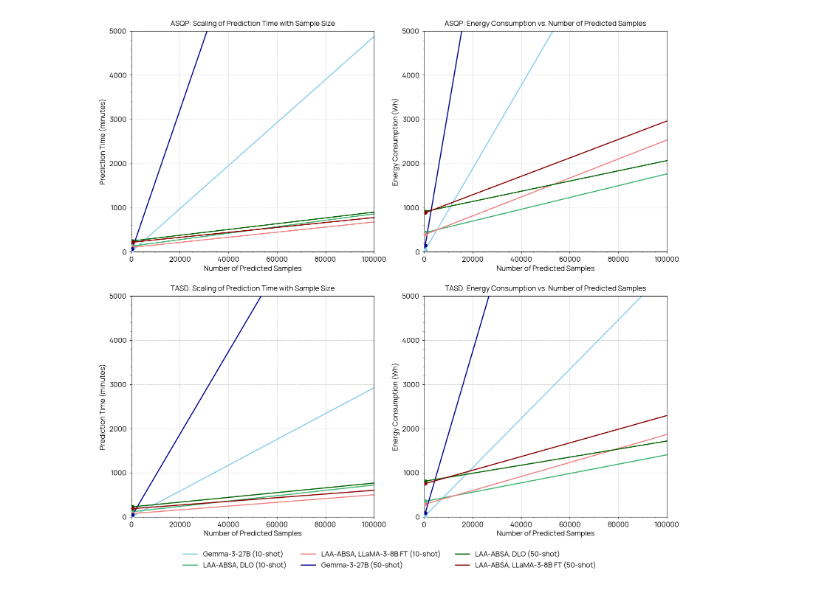
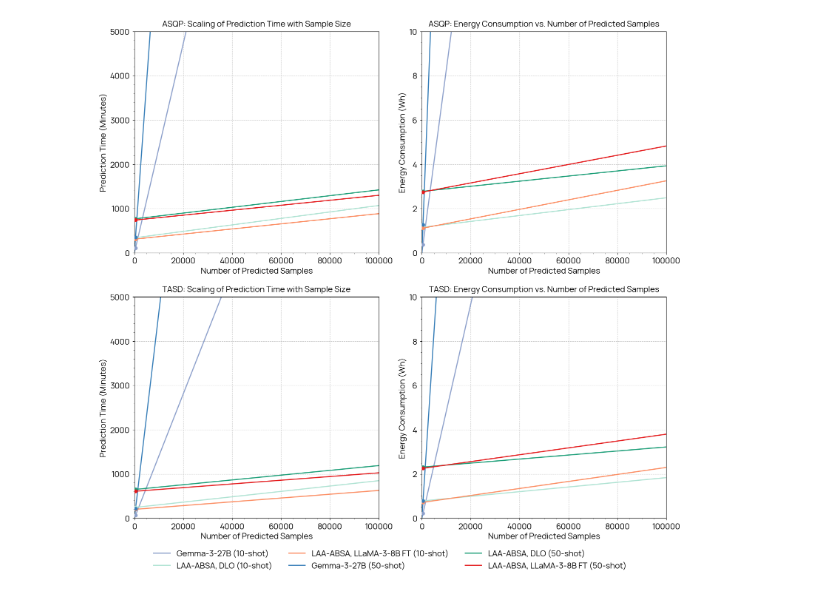
Before and after one commit to NilsHellwig/LA-ABSA, a Jupyter notebook: plots/02_memory_usage_analysis.ipynb, the cells around one changed output. Drawn from its saved outputs; the diff is of its cells as text; code cells hidden in the pictures.

```diff
--- a/plots/02_memory_usage_analysis.ipynb
+++ b/plots/02_memory_usage_analysis.ipynb
@@ -17,9 +17,9 @@ def get_scores_prompting(task, dataset, n_shot, base_path="../../zero-shot-absa-
     return {
         "avg_gpu_power_eval_W": sum(power) / len(power),
         "avg_gpu_vram_eval_MB": sum(vram) / len(vram),
-        "total_time_eval": sum(times) * 20 / 5 / 60,
+        "total_time_eval": sum(times) * 20 / 60, # 60 seconds to minutes
         "n_samples": n_samples * 20 / 5,
-        "kWH": ((sum(power) / len(power) * sum(times) * 20 / 5)) /(36 * 100)
+        "kWH": ((((sum(power) / len(power)) * sum(times)) * 20)) / (36 * 100000)
     }
 
 def get_scores_prompting_all(task, n_shot, base_path="../../zero-shot-absa-quad/generations/zeroshot/", data_type="test"):
@@ -76,7 +76,6 @@ def get_scores_laaa(
 
     n_dev = 10 if method == "llm_Meta-Llama-3.1-8B-Instruct-bnb-4bit" else 20
 
-    print(total_time_train)
     return {
         "avg_gpu_vram_train_MB": sum(avg_gpu_vram_train_MB) / 5,
         "avg_gpu_power_train_W": sum(avg_gpu_power_train_W) / 5,
@@ -85,8 +84,8 @@ def get_scores_laaa(
         "avg_gpu_vram_eval_MB": sum(avg_gpu_vram_eval_MB) / 5,
         "avg_gpu_power_eval_W": sum(avg_gpu_power_eval_W) / 5,
         "n_samples_test": n_samples / 5,
-        "kWH_train": (sum(avg_gpu_power_train_W) / 5 * sum(total_time_train) / 5 * n_dev ) / (36 * 100),
-        "kWH_eval": (sum(avg_gpu_power_eval_W) / 5 * sum(total_time_eval) / 5 ) / (36 * 100),
+        "kWH_train": (sum(avg_gpu_power_train_W) / 5 * sum(total_time_train) / 5 * n_dev ) / (36 * 100000),
+        "kWH_eval": (sum(avg_gpu_power_eval_W) / 5 * sum(total_time_eval) / 5 ) / (36 * 100000),
     }
 
 def get_scores_laaa_all(
@@ -97,7 +96,6 @@ def get_scores_laaa_all(
 ):
     datasets = ["rest15", "rest16", "hotels", "coursera", "flightabsa"]
     all_stats = [get_scores_laaa(task, ds, n_shot, method, base_path) for ds in datasets]
-    print(all_stats)
 
     return {
         key: sum(stat[key] for stat in all_stats) / len(all_stats)
@@ -163,9 +173,9 @@ def draw_plot(title_x, title_y, plot_title, data=[], maximum_y=1000, maximum_x=1
             all_handles.append(line[0])
             all_labels.append(d["legend_title_line"])
 
-    ax.set_xlabel(title_x, fontsize=14)
-    ax.set_ylabel(title_y, fontsize=14)
-    ax.set_title(plot_title, fontsize=14, pad=10)
+    ax.set_xlabel(title_x, fontsize=16)
+    ax.set_ylabel(title_y, fontsize=16)
+    ax.set_title(plot_title, fontsize=16, pad=10)
 
     ax.grid(True, linestyle='--', alpha=0.7)
     ax.minorticks_on()
@@ -173,7 +183,7 @@ def draw_plot(title_x, title_y, plot_title, data=[], maximum_y=1000, maximum_x=1
     ax.set_xlim(0, maximum_x)
     ax.set_ylim(0, maximum_y)
 
-    ax.tick_params(axis='both', which='major', labelsize=14)
+    ax.tick_params(axis='both', which='major', labelsize=16)
 
     subplot_counter += 1
 
@@ -192,7 +202,7 @@ def finalize_plot():
         loc='lower center',
         bbox_to_anchor=(0.5, 0.05),
         ncol=3,  # 3 Spalten für bessere Platznutzung
-        fontsize=14,
+        fontsize=16,
         frameon=False
     )
 
@@ -215,12 +225,12 @@ def reset_plot_state():
 
 # Ihr ursprünglicher Code mit kleinen Anpassungen
 line_colors = {
-    "dlo_10": "mediumseagreen",
-    "dlo_50": "darkgreen",
-    "llm_Meta-Llama-3.1-8B-Instruct-bnb-4bit_10": "lightcoral",
-    "llm_Meta-Llama-3.1-8B-Instruct-bnb-4bit_50": "darkred",
-    "gemma3:27b_10": "skyblue",
-    "gemma3:27b_50": "darkblue",
+    "dlo_10": "#afe3d3",    # heller Türkis
+    "dlo_50": "#1b9e77",    # dunkler Türkis
+    "llm_Meta-Llama-3.1-8B-Instruct-bnb-4bit_10": "#fc8d62",  # helles Korallenrot
+    "llm_Meta-Llama-3.1-8B-Instruct-bnb-4bit_50": "#e41a1c",  # kräftiges Rot
+    "gemma3:27b_10": "#8da0cb",  # helles Blau
+    "gemma3:27b_50": "#377eb8",  # kräftiges Mittelblau
 }
 
 model_key_to_name = {
@@ -318,32 +328,32 @@ def create_all_plots():
                     "y": [0, config["scores"]["kWH"]],
                     "legend_title_line": config["label"],
                     "line_color": config["color"],
                 })
             else:
                 # LAAA methods
                 annotate = config["scores"]["annotate"]
                 method = config["scores"]["method"]
 
                 plot_data.append({
                     "x": [0, method["n_samples_test"]],
                     "y": [
                         annotate["kWH"] + method["kWH_train"],
                         annotate["kWH"] + method["kWH_train"] + method["kWH_eval"],
                     ],
                     "legend_title_line": config["label"],
                     "line_color": config["color"],
                 })
 
         draw_plot(
             "Number of Predicted Samples",
             "Energy Consumption (Wh)",
             f"{task.upper()}: Energy Consumption vs. Number of Predicted Samples",
             plot_data,
-            maximum_y=5000,
+            maximum_y=10,
             maximum_x=100000,
         )
 
 # Zum Ausführen rufen Sie einfach auf:
 create_all_plots()
 # %% [output]
-[figure, old version]
+[figure, new version]
```
Also changed, not shown: parts of 2 cells of this notebook, 1 other file.
